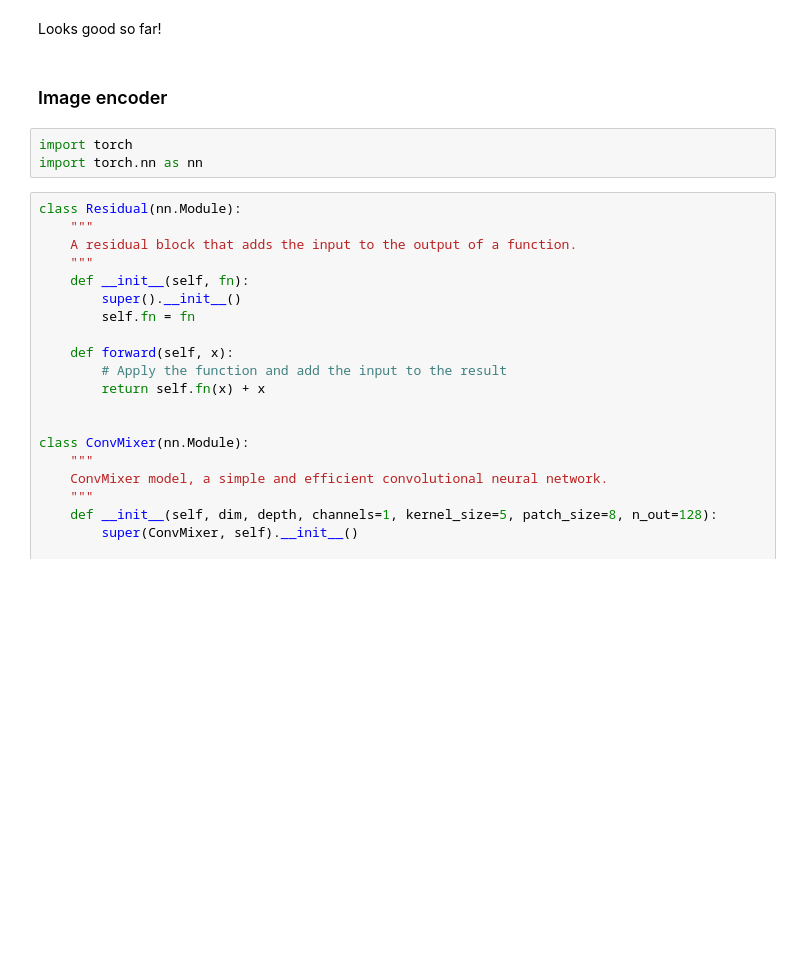
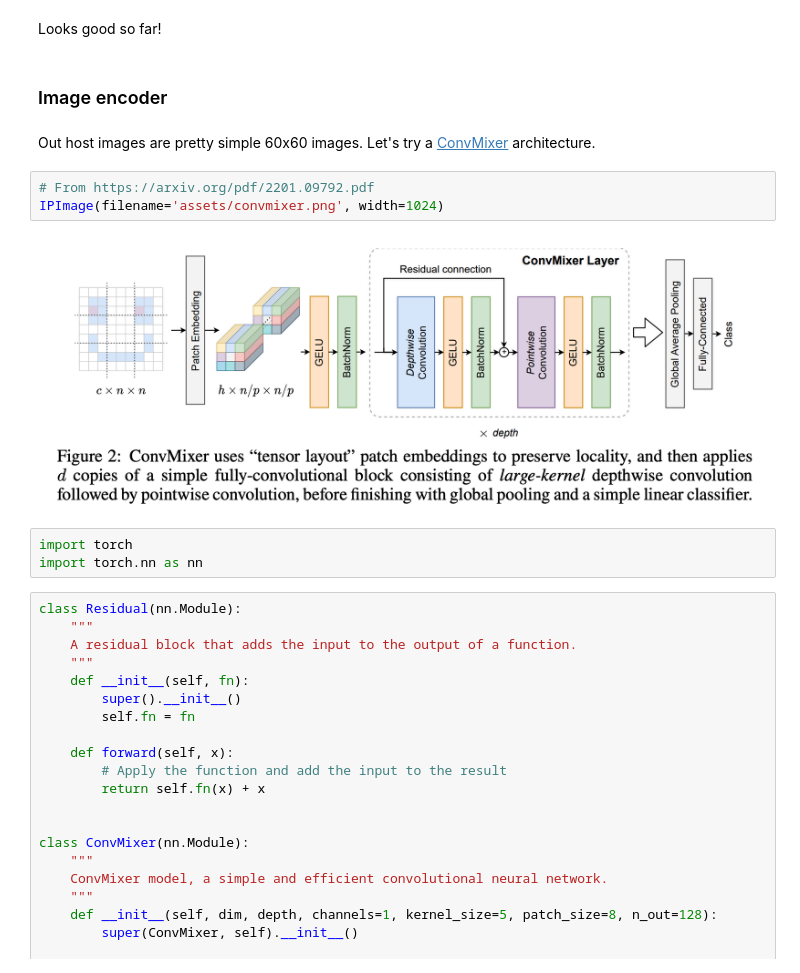
Before and after one commit to ThomasHelfer/multimodal-supernovae, a Jupyter notebook: multimodal_ssl/notebooks/03_aligning_representations.ipynb, the cells around one changed output. Drawn from its saved outputs; the diff is of its cells as text; blank space fills up the shorter version.

```diff
--- a/multimodal_ssl/notebooks/03_aligning_representations.ipynb
+++ b/multimodal_ssl/notebooks/03_aligning_representations.ipynb
@@ -115,6 +138,13 @@ time_ary.shape, mag_ary.shape, magerr_ary.shape, mask_ary.shape
 Looks good so far!
 # %% [markdown]
 ### Image encoder
+# %% [markdown]
+Out host images are pretty simple 60x60 images. Let's try a [ConvMixer](https://arxiv.org/abs/2201.09792) architecture.
+# %%
+# From https://arxiv.org/pdf/2201.09792.pdf
+IPImage(filename='assets/convmixer.png', width=1024)
+# %% [output]
+[figure, added]
 # %%
 import torch
 import torch.nn as nn
```
Also changed, not shown: parts of 35 cells of this notebook, 5 other files.
